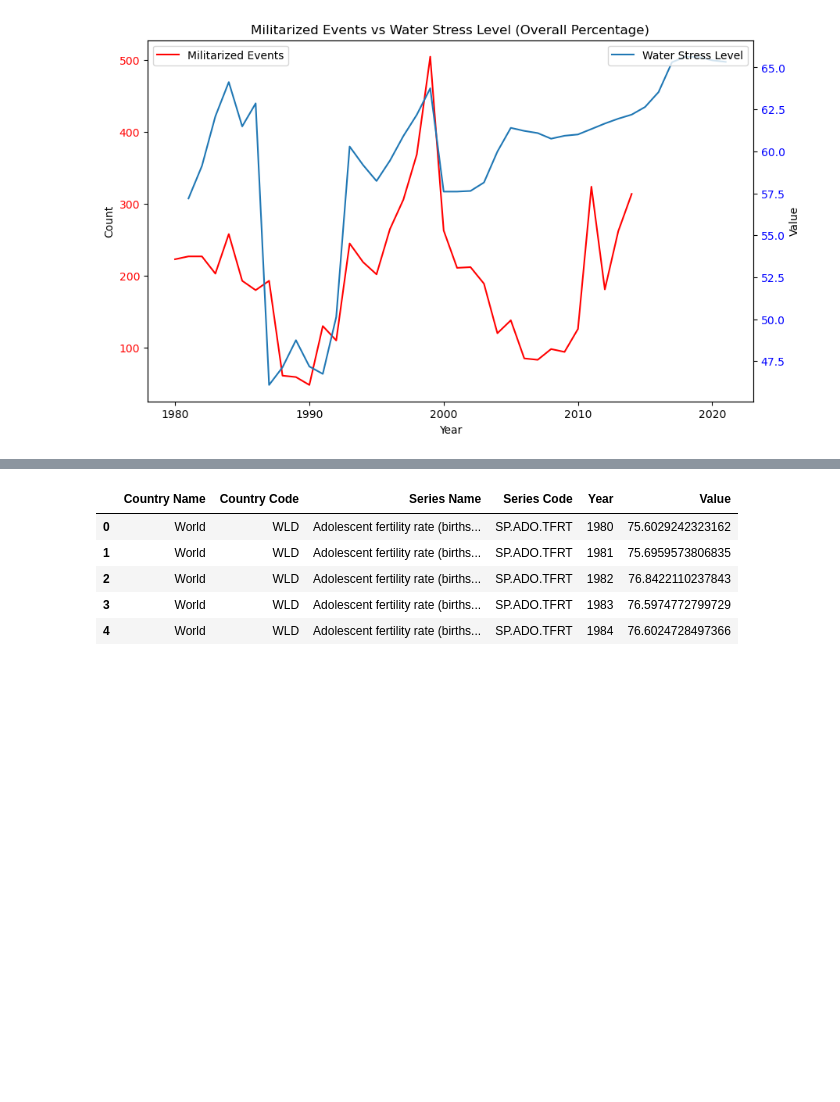
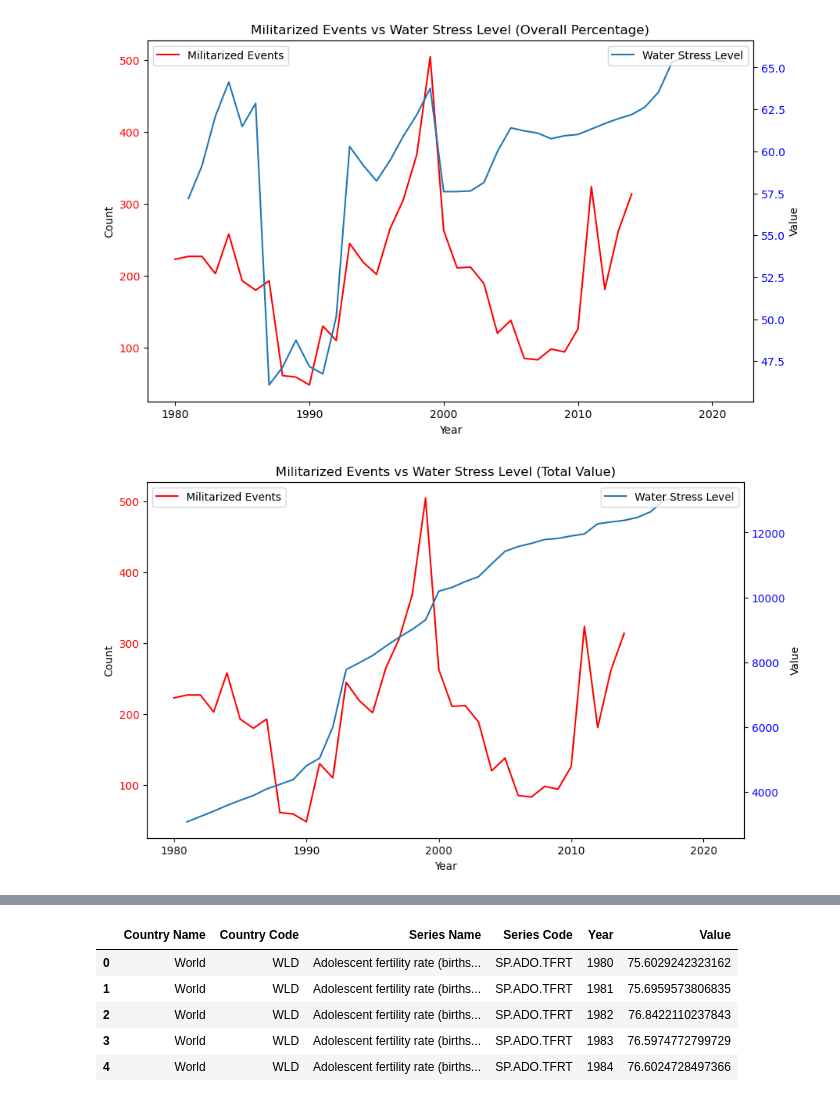
Before and after one commit to jcbritton/Project1_Team2_repo, a Jupyter notebook: smith_draft_code2.ipynb, the cells around one changed output, grey strips where cells are left out. Saved outputs shown, nothing was run; the diff lists cells and outputs as text; code cells hidden in the pictures; blank space fills up the shorter version.

```diff
--- a/smith_draft_code2.ipynb
+++ b/smith_draft_code2.ipynb
@@ -337,6 +356,28 @@ plt.savefig('militarized_events_vs_water_stress_by_year.png', bbox_inches='tight
 plt.show()
 # %% [output]
 [figure]
+# %%
+fig, ax1 = plt.subplots(figsize=(10, 6))
+sns.lineplot(data=mie_per_year_df, x='Year', y='Count', label='Militarized Events', color='red')
+ax1.set_xlabel('Year')
+ax1.set_ylabel('Count')
+ax1.tick_params(axis='y', labelcolor='red')
+
+ax2 = ax1.twinx()
+
+sns.lineplot(data=total_value_per_year, x='Year', y='Value', label='Water Stress Level')
+plt.xlabel('Year')
+ax2.set_ylabel('Value')
+ax2.tick_params(axis='y', labelcolor='blue')
+
+ax1.set_title('Militarized Events vs Water Stress Level (Total Value)')
+ax1.legend(loc='upper left')
+ax2.legend(loc='upper right')
+
+plt.savefig('militarized_events_vs_water_stress_by_year(total_value).png', bbox_inches='tight')
+plt.show()
+# %% [output]
+[figure, added]
 # %%
 WDI_df.head()
 # %% [output]
```
Also changed, not shown: parts of 10 cells of this notebook, 6 other files.
